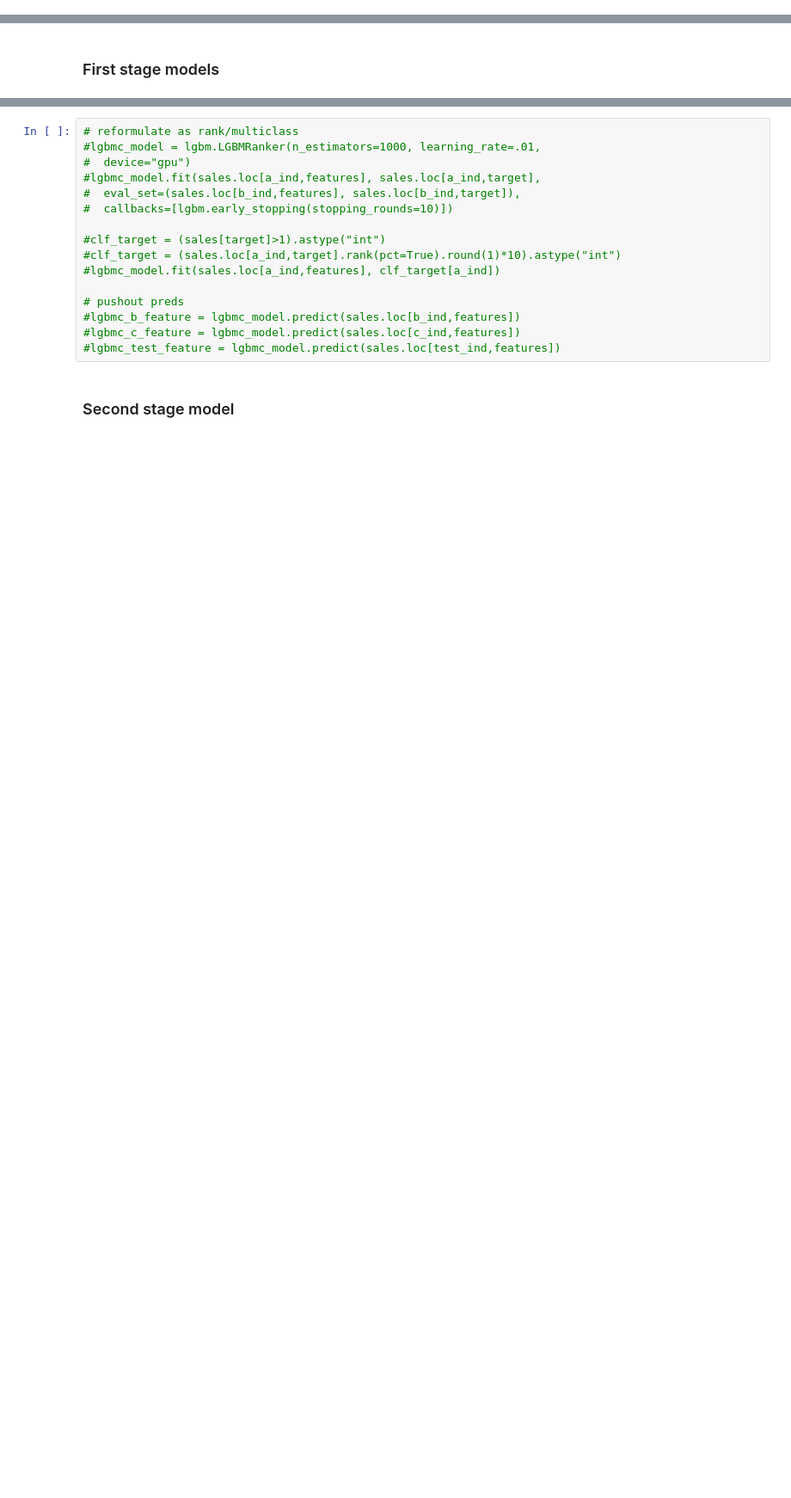
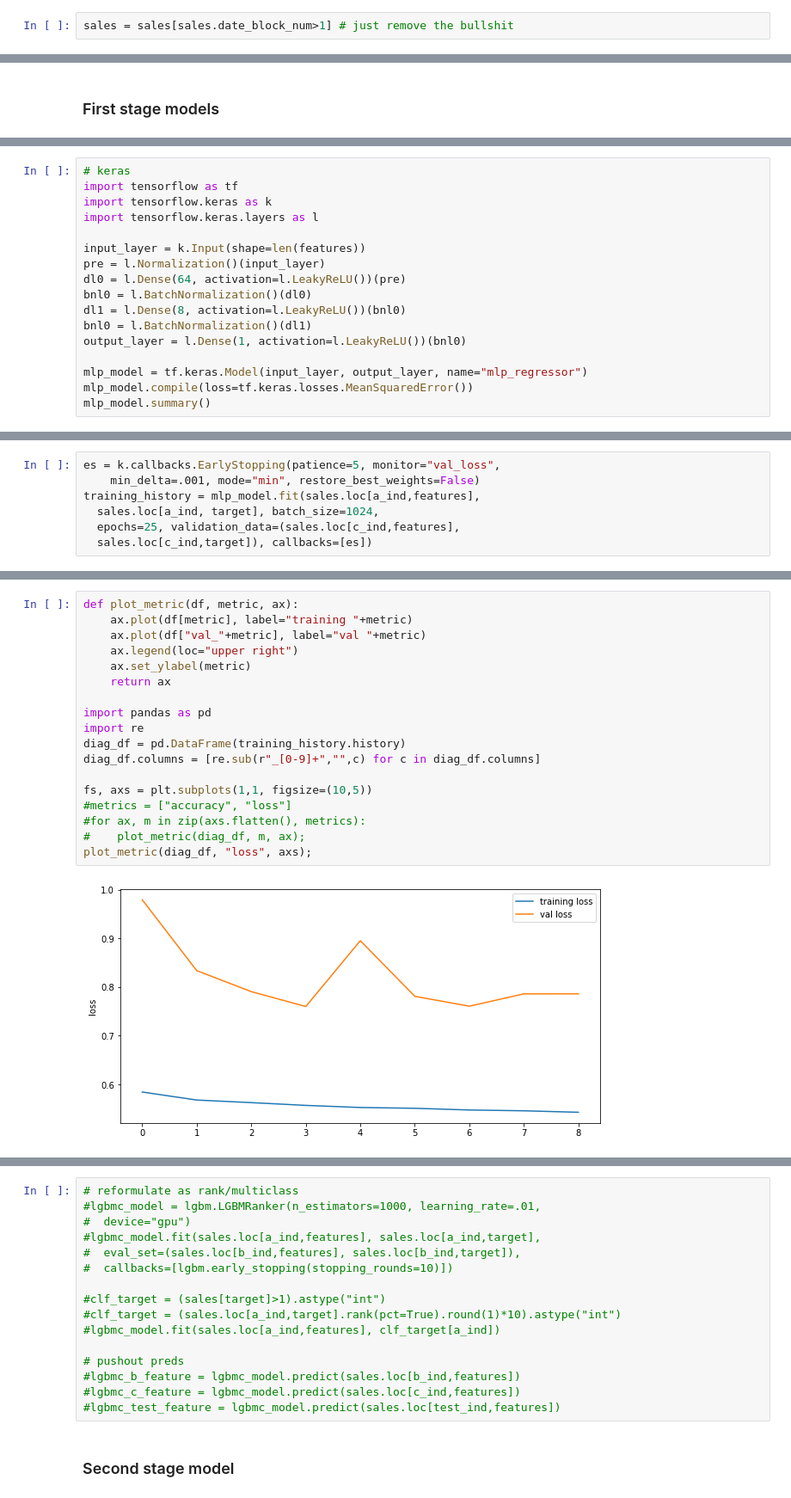
Before and after one commit to fridrichmrtn/hse-advanced-machine-learning, a Jupyter notebook: 02_competitive_data_science/wk06/final_project.ipynb, the cells around one changed output, grey strips where cells are left out. Shown at 86% size. Cells and saved outputs as stored; diff of their text form; blank space fills up the shorter version.

```diff
--- a/02_competitive_data_science/wk06/final_project.ipynb
+++ b/02_competitive_data_science/wk06/final_project.ipynb
@@ -447,3 +524,5 @@ del kf, te, train_ind, test_ind; gc.collect();
+# %%
+sales = sales[sales.date_block_num>1] # just remove the bullshit
 # %% [markdown]
 ## Modeling pipeline
 # %%
@@ -532,0 +601,17 @@ bestIteration = 1999
+# %%
+# keras
+import tensorflow as tf
+import tensorflow.keras as k
+import tensorflow.keras.layers as l
+
+input_layer = k.Input(shape=len(features))
+pre = l.Normalization()(input_layer)
+dl0 = l.Dense(64, activation=l.LeakyReLU())(pre)
+bnl0 = l.BatchNormalization()(dl0)
+dl1 = l.Dense(8, activation=l.LeakyReLU())(bnl0)
+bnl0 = l.BatchNormalization()(dl1)
+output_layer = l.Dense(1, activation=l.LeakyReLU())(bnl0)
+
+mlp_model = tf.keras.Model(input_layer, output_layer, name="mlp_regressor")
+mlp_model.compile(loss=tf.keras.losses.MeanSquaredError())
+mlp_model.summary()
@@ -532,0 +636,7 @@ bestIteration = 1999
+# %%
+es = k.callbacks.EarlyStopping(patience=5, monitor="val_loss",
+    min_delta=.001, mode="min", restore_best_weights=False)
+training_history = mlp_model.fit(sales.loc[a_ind,features],
+  sales.loc[a_ind, target], batch_size=1024,
+  epochs=25, validation_data=(sales.loc[c_ind,features],
+  sales.loc[c_ind,target]), callbacks=[es])
@@ -532,0 +662,20 @@ bestIteration = 1999
+# %%
+def plot_metric(df, metric, ax):
+    ax.plot(df[metric], label="training "+metric)
+    ax.plot(df["val_"+metric], label="val "+metric)
+    ax.legend(loc="upper right")
+    ax.set_ylabel(metric)
+    return ax
+
+import pandas as pd
+import re
+diag_df = pd.DataFrame(training_history.history)
+diag_df.columns = [re.sub(r"_[0-9]+","",c) for c in diag_df.columns]
+
+fs, axs = plt.subplots(1,1, figsize=(10,5))
+#metrics = ["accuracy", "loss"]
+#for ax, m in zip(axs.flatten(), metrics):
+#    plot_metric(diag_df, m, ax);
+plot_metric(diag_df, "loss", axs);
+# %% [output]
+[figure, added]
```
Also changed, not shown: parts of 24 cells of this notebook.
